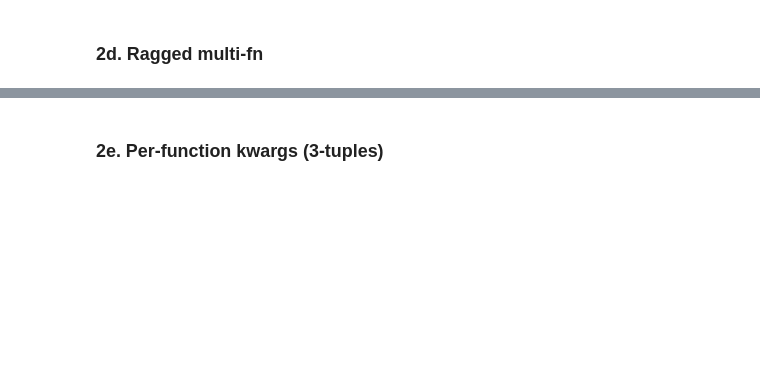
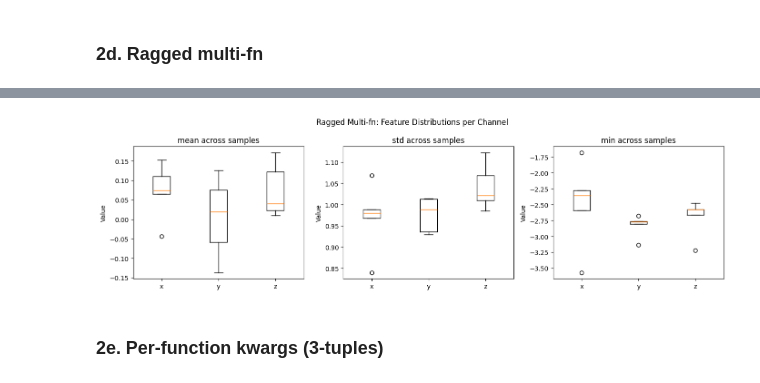
Before and after one commit to kontogiannisg/tensorts, a Jupyter notebook: test_feature_extractor.ipynb, the cells around one changed output, grey strips where cells are left out. Drawn from its saved outputs; the diff is of its cells as text; code cells hidden in the pictures; blank space fills up the shorter version.

```diff
--- a/test_feature_extractor.ipynb
+++ b/test_feature_extractor.ipynb
@@ -377,13 +481,15 @@ print(f"y preserved:  {np.array_equal(result_rmf.y, y_rmf)}")
 # %%
 fig, axes = plt.subplots(1, 3, figsize=(14, 4))
 for feat_idx, feat_name in enumerate(fe_rmf.feature_names_out_):
     bp_data = [result_rmf.data[:, feat_idx, ch] for ch in range(3)]
-    axes[feat_idx].boxplot(bp_data, labels=["x", "y", "z"])
+    axes[feat_idx].boxplot(bp_data, tick_labels=["x", "y", "z"])
     axes[feat_idx].set_title(f"{feat_name} across samples")
     axes[feat_idx].set_ylabel("Value")
 plt.suptitle("Ragged Multi-fn: Feature Distributions per Channel")
 plt.tight_layout()
 plt.show()
+# %% [output]
+[figure, added]
 # %% [markdown]
 ### 2e. Per-function kwargs (3-tuples)
 # %%
```
Also changed, not shown: parts of 65 cells of this notebook, 1 other file.
